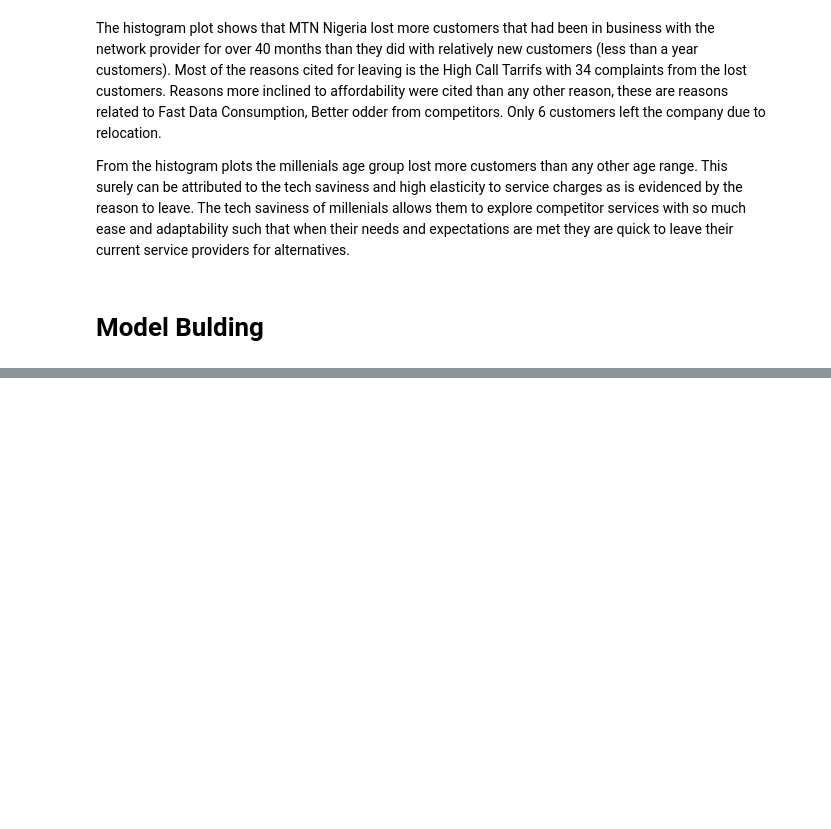
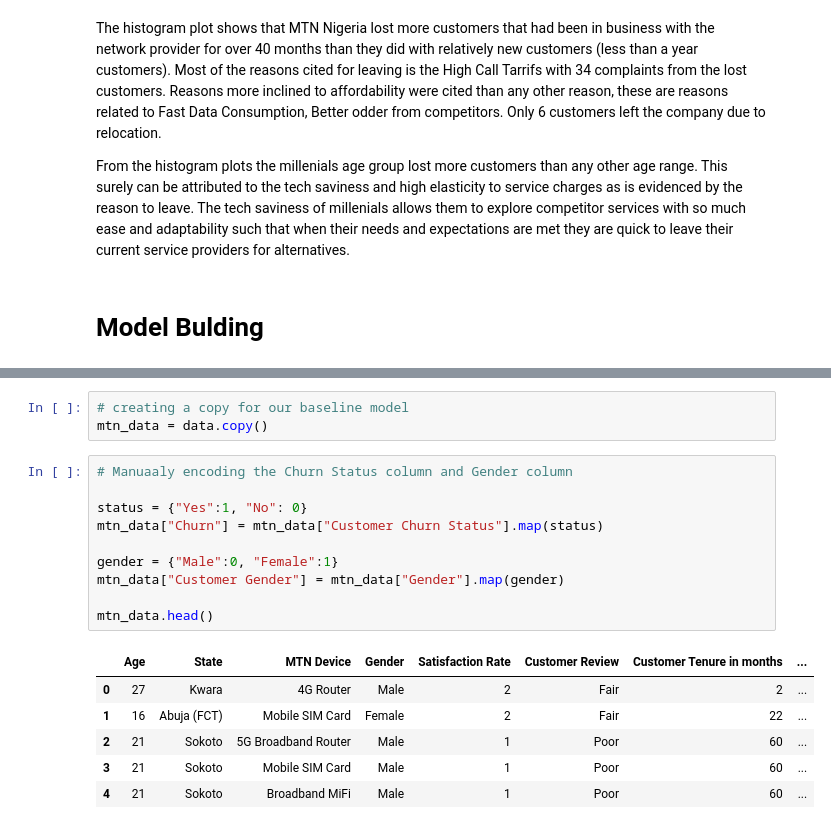
Before and after one commit to tapiwamesa/MTN-Nigeria-customer-churn-prediction-model, a Jupyter notebook: MTN_Nigeria_Customer_Churn_Prediction.ipynb, the cells around one changed output, grey strips where cells are left out. Cells and saved outputs as stored; diff of their text form; blank space fills up the shorter version.

```diff
--- a/MTN_Nigeria_Customer_Churn_Prediction.ipynb
+++ b/MTN_Nigeria_Customer_Churn_Prediction.ipynb
@@ -375,0 +401,20 @@ From the histogram plots the millenials age group lost more customers than any o
+# %%
+# creating a copy for our baseline model
+mtn_data = data.copy()
+# %%
+# Manuaaly encoding the Churn Status column and Gender column
+
+status = {"Yes":1, "No": 0}
+mtn_data["Churn"] = mtn_data["Customer Churn Status"].map(status)
+
+gender = {"Male":0, "Female":1}
+mtn_data["Customer Gender"] = mtn_data["Gender"].map(gender)
+
+mtn_data.head()
+# %% [output]
+|  | Age | State | MTN Device | Gender | Satisfaction Rate | Customer Review | Customer Tenure in months | ... |
+| 0 | 27 | Kwara | 4G Router | Male | 2 | Fair | 2 | ... |
+| 1 | 16 | Abuja (FCT) | Mobile SIM Card | Female | 2 | Fair | 22 | ... |
+| 2 | 21 | Sokoto | 5G Broadband Router | Male | 1 | Poor | 60 | ... |
+| 3 | 21 | Sokoto | Mobile SIM Card | Male | 1 | Poor | 60 | ... |
+| 4 | 21 | Sokoto | Broadband MiFi | Male | 1 | Poor | 60 | ... |
```
Also changed, not shown: parts of 12 cells of this notebook.
